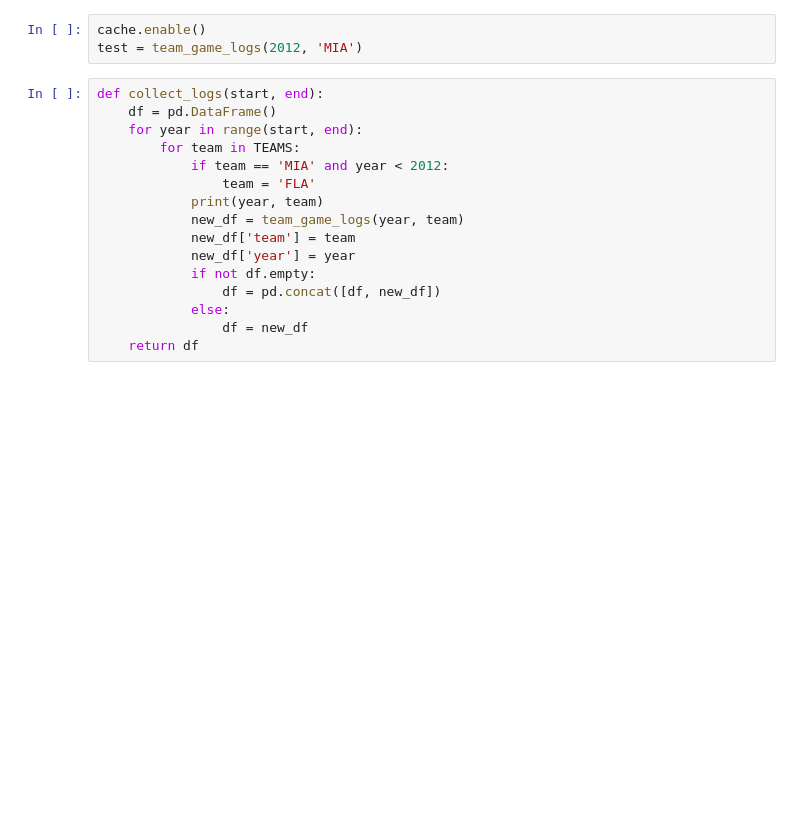
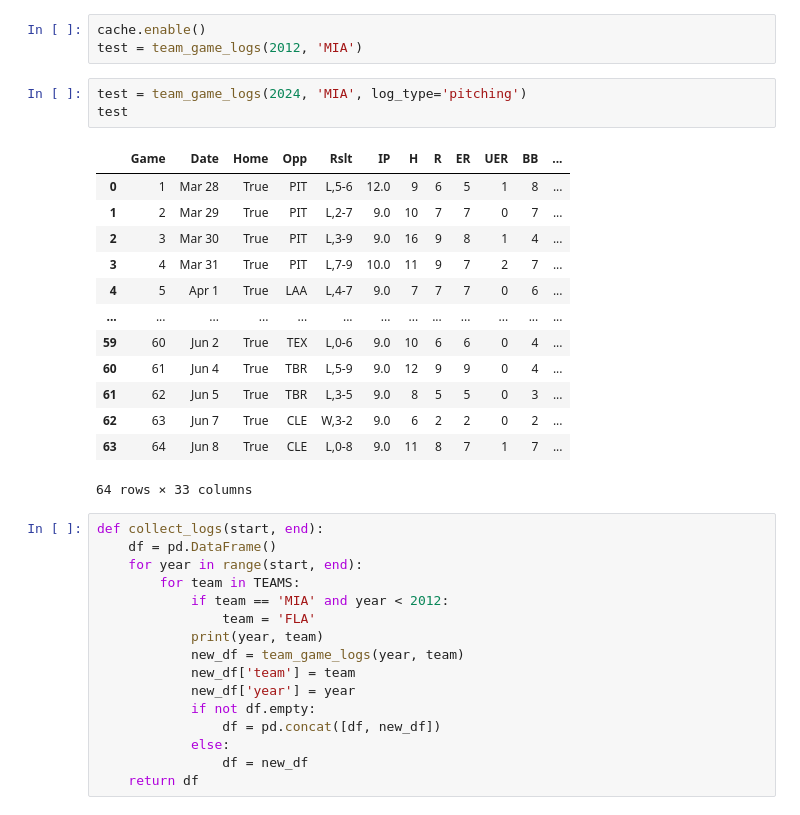
Before and after one commit to jaredalbright/mlb_ml, a Jupyter notebook: next_game_predictor/next_game.ipynb, the cells around one changed output. Cells and saved outputs as stored; diff of their text form; blank space fills up the shorter version.

```diff
--- a/next_game_predictor/next_game.ipynb
+++ b/next_game_predictor/next_game.ipynb
@@ -15,6 +15,23 @@ END = 2022
 # %%
 cache.enable()
 test = team_game_logs(2012, 'MIA')
+# %%
+test = team_game_logs(2024, 'MIA', log_type='pitching')
+test
+# %% [output]
+|  | Game | Date | Home | Opp | Rslt | IP | H | R | ER | UER | BB | ... |
+| 0 | 1 | Mar 28 | True | PIT | L,5-6 | 12.0 | 9 | 6 | 5 | 1 | 8 | ... |
+| 1 | 2 | Mar 29 | True | PIT | L,2-7 | 9.0 | 10 | 7 | 7 | 0 | 7 | ... |
+| 2 | 3 | Mar 30 | True | PIT | L,3-9 | 9.0 | 16 | 9 | 8 | 1 | 4 | ... |
+| 3 | 4 | Mar 31 | True | PIT | L,7-9 | 10.0 | 11 | 9 | 7 | 2 | 7 | ... |
+| 4 | 5 | Apr 1 | True | LAA | L,4-7 | 9.0 | 7 | 7 | 7 | 0 | 6 | ... |
+| ... | ... | ... | ... | ... | ... | ... | ... | ... | ... | ... | ... | ... |
+| 59 | 60 | Jun 2 | True | TEX | L,0-6 | 9.0 | 10 | 6 | 6 | 0 | 4 | ... |
+| 60 | 61 | Jun 4 | True | TBR | L,5-9 | 9.0 | 12 | 9 | 9 | 0 | 4 | ... |
+| 61 | 62 | Jun 5 | True | TBR | L,3-5 | 9.0 | 8 | 5 | 5 | 0 | 3 | ... |
+| 62 | 63 | Jun 7 | True | CLE | W,3-2 | 9.0 | 6 | 2 | 2 | 0 | 2 | ... |
+| 63 | 64 | Jun 8 | True | CLE | L,0-8 | 9.0 | 11 | 8 | 7 | 1 | 7 | ... |
+64 rows × 33 columns
 # %%
 def collect_logs(start, end):
     df = pd.DataFrame()
```
Also changed, not shown: parts of 28 cells of this notebook.
